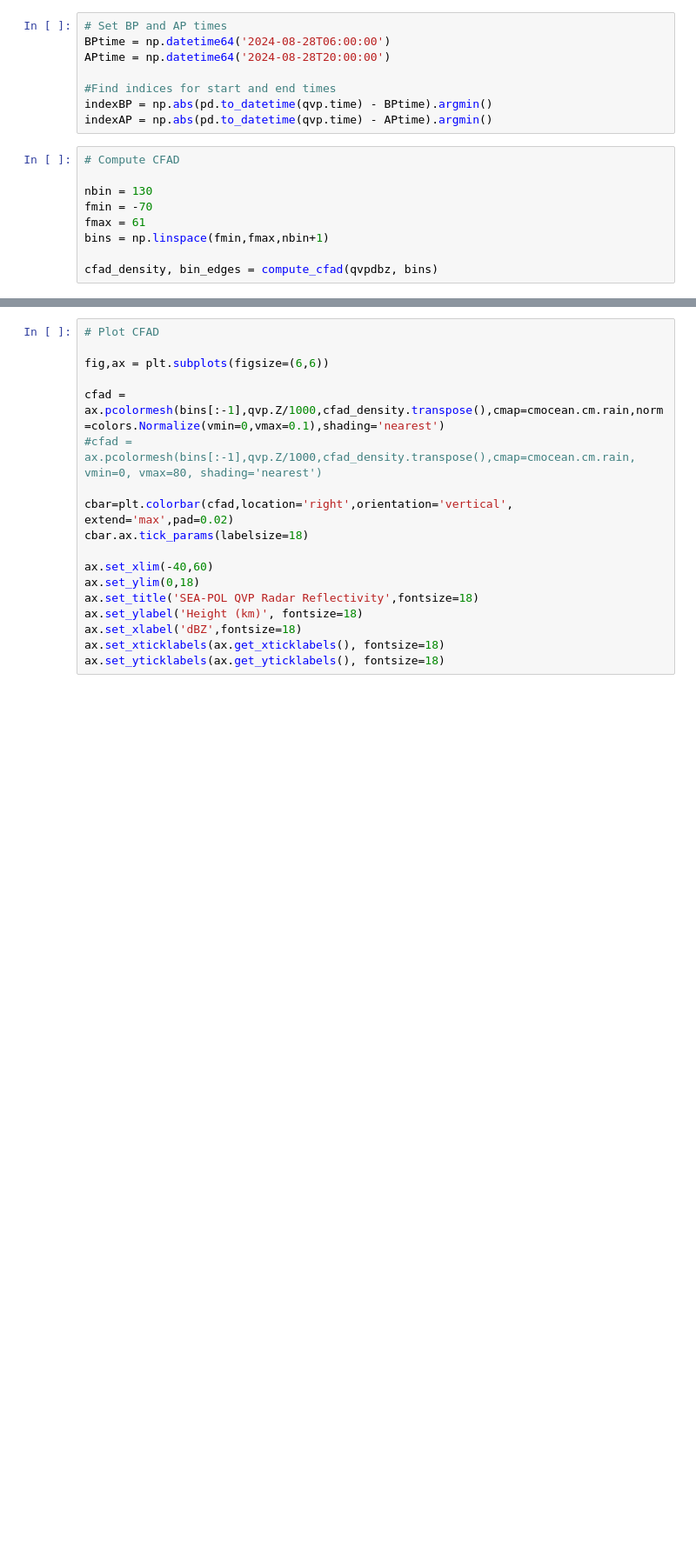
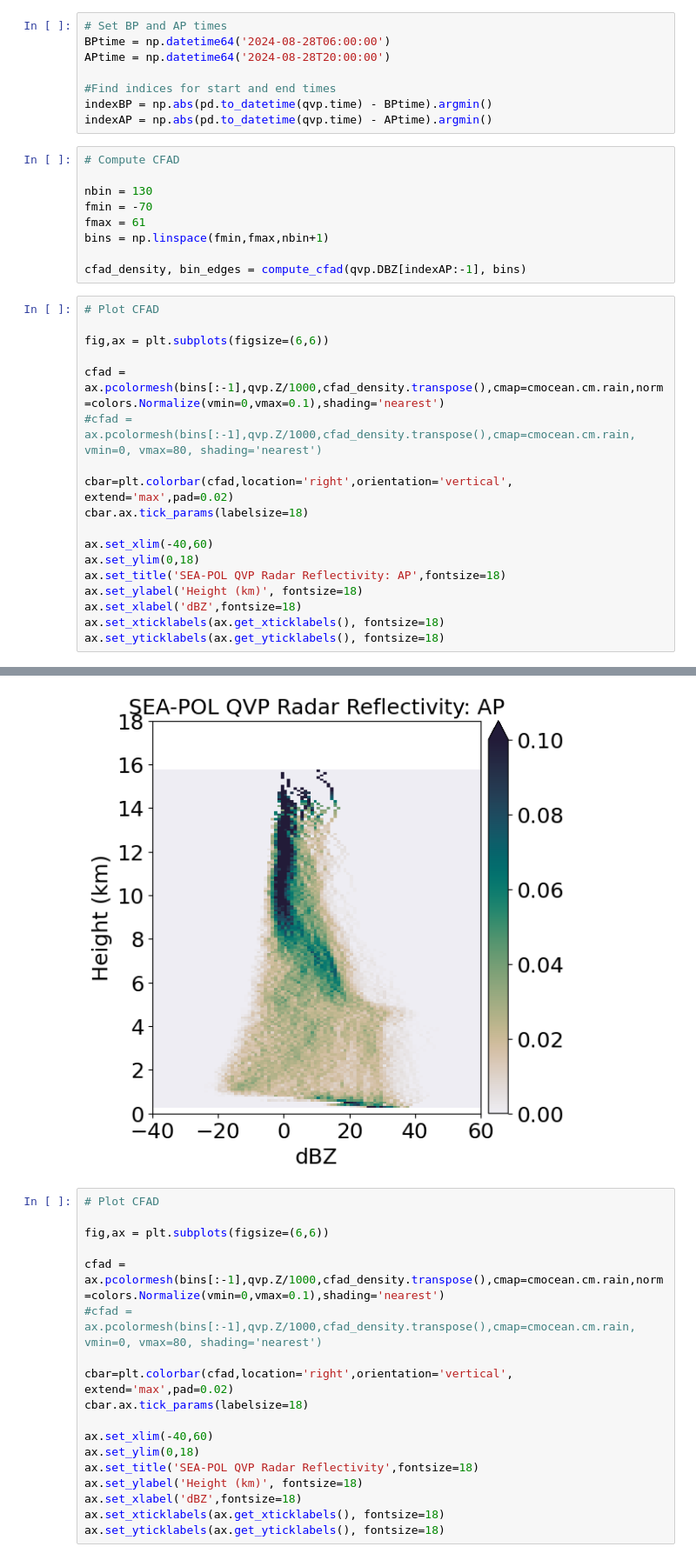
Before and after one commit to allison-wing/PICCOLO, a Jupyter notebook: process_SEAPOL_QVP.ipynb, the cells around one changed output, grey strips where cells are left out. Shown at 87% size. Drawn from its saved outputs; the diff is of its cells as text; blank space fills up the shorter version.

```diff
--- a/process_SEAPOL_QVP.ipynb
+++ b/process_SEAPOL_QVP.ipynb
@@ -408,4 +409,23 @@ fmin = -70
 fmax = 61
 bins = np.linspace(fmin,fmax,nbin+1)
 
-cfad_density, bin_edges = compute_cfad(qvpdbz, bins)
+cfad_density, bin_edges = compute_cfad(qvp.DBZ[indexAP:-1], bins)
+# %%
+# Plot CFAD
+
+fig,ax = plt.subplots(figsize=(6,6))
+
+cfad = ax.pcolormesh(bins[:-1],qvp.Z/1000,cfad_density.transpose(),cmap=cmocean.cm.rain,norm=colors.Normalize(vmin=0,vmax=0.1),shading='nearest')
+#cfad = ax.pcolormesh(bins[:-1],qvp.Z/1000,cfad_density.transpose(),cmap=cmocean.cm.rain, vmin=0, vmax=80, shading='nearest')
+
+cbar=plt.colorbar(cfad,location='right',orientation='vertical', extend='max',pad=0.02)
+cbar.ax.tick_params(labelsize=18)
+
+ax.set_xlim(-40,60)
+ax.set_ylim(0,18)
+ax.set_title('SEA-POL QVP Radar Reflectivity: AP',fontsize=18)
+ax.set_ylabel('Height (km)', fontsize=18)
+ax.set_xlabel('dBZ',fontsize=18)
+ax.set_xticklabels(ax.get_xticklabels(), fontsize=18)
+ax.set_yticklabels(ax.get_yticklabels(), fontsize=18)
+# %% [output]
@@ -412,3 +442,4 @@ cfad_density, bin_edges = compute_cfad(qvpdbz, bins)
+[figure, added]
 # %%
 # Plot CFAD
 
```
Also changed, not shown: parts of 8 cells of this notebook.
